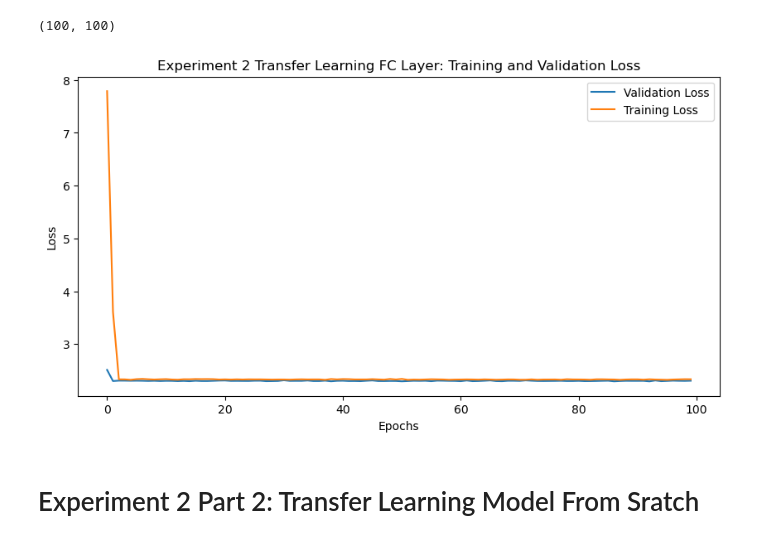
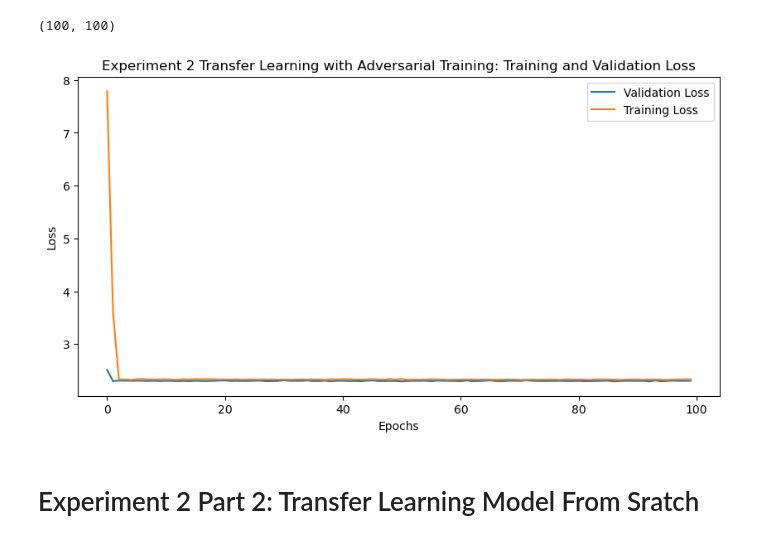
Before and after one commit to irmadong/Practical_Deep_Learning_Project, a Jupyter notebook: Experiments_plots.ipynb, the cells around one changed output. Saved outputs shown, nothing was run; the diff lists cells and outputs as text; code cells hidden in the pictures.

Commit message:
update some plots

```diff
--- a/Experiments_plots.ipynb
+++ b/Experiments_plots.ipynb
@@ -246,16 +246,16 @@ len(Loss),len(Val_Loss)
 # %%
 epochs = range(0, 100)
 
 plt.figure(figsize=(10,5))
-plt.title("Experiment 2 Transfer Learning FC Layer: Training and Validation Loss")
+plt.title("Experiment 2 Transfer Learning with Adversarial Training: Training and Validation Loss")
 plt.plot(epochs, Val_Loss[:100],label="Validation Loss")
 plt.plot(epochs, Loss,label="Training Loss")
 plt.xlabel("Epochs")
 plt.ylabel("Loss")
 plt.legend(loc='best')
 plt.show()
 # %% [output]
-[figure, old version]
+[figure, new version]
 # %% [markdown]
 # Experiment 2 Part 2: Transfer Learning Model From Sratch
 # %%
```
